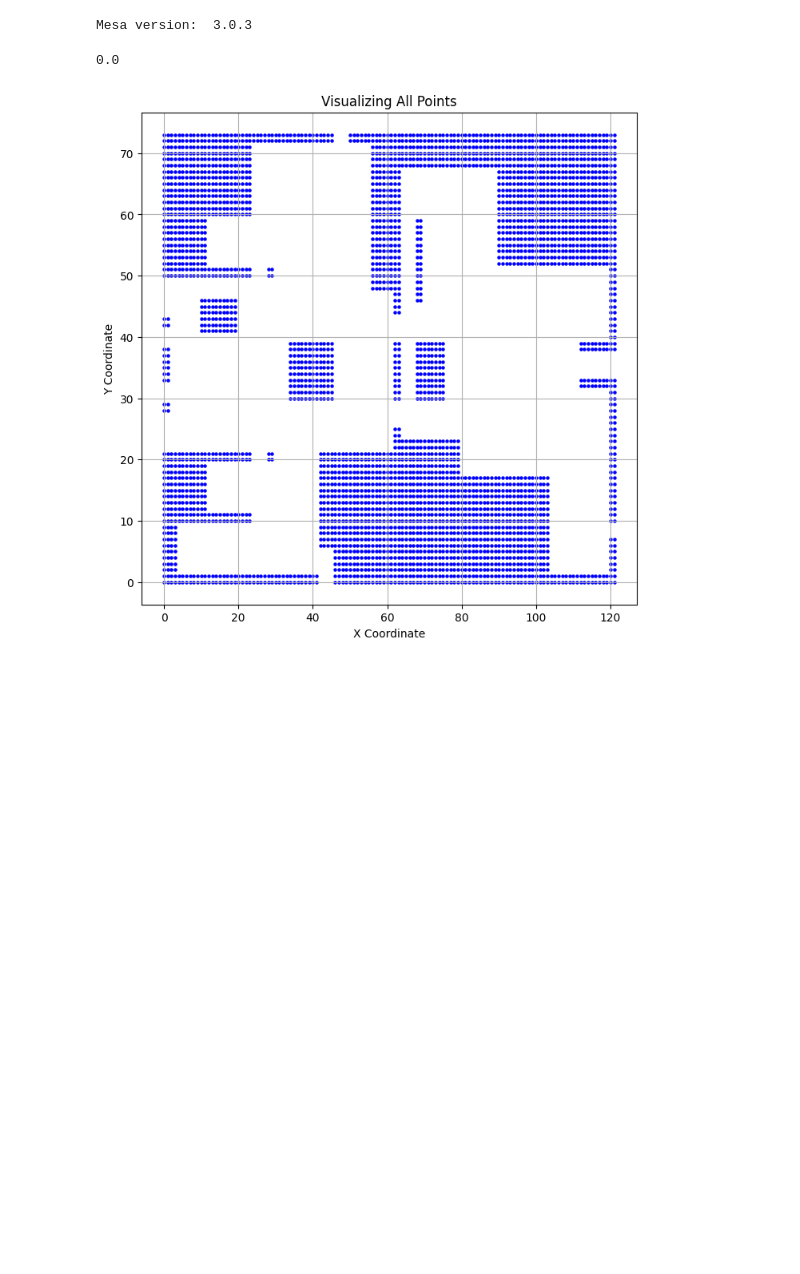
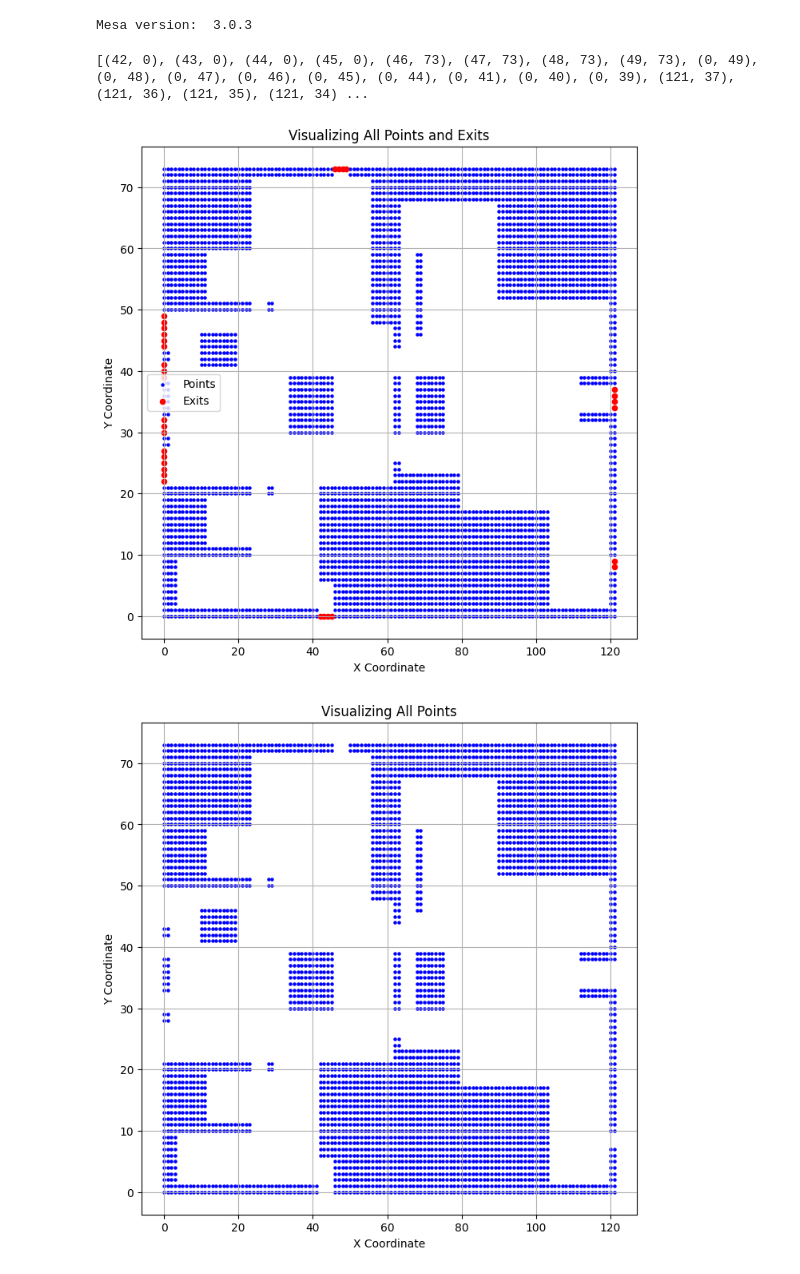
Before and after one commit to Pepijn2001/ABM_SEN1211, a Jupyter notebook: Base_model_environment.ipynb, the cells around one changed output. Saved outputs shown, nothing was run; the diff lists cells and outputs as text; code cells hidden in the pictures; blank space fills up the shorter version.

```diff
--- a/Base_model_environment.ipynb
+++ b/Base_model_environment.ipynb
@@ -61,10 +61,61 @@ floor_plan = image_to_floor_plan(floor_plan_dir)
 rows, cols = np.where(floor_plan == 1)
 # %%
 grid_data = np.zeros((73, 120))
-# %%
-grid_data[20,100]
-# %% [output]
-0.0
+# %%
+def find_exits(floor_plan):
+    exit_locations = []
+    rows, cols = len(floor_plan), len(floor_plan[0])
+
+    # Process first row and last row
+    for col in range(cols):
+        if floor_plan[rows - 1][col] == 0:  # First row (top in original indexing)
+            exit_locations.append((col, 0))  # Map to bottom (row 0 in new indexing)
+        if floor_plan[0][col] == 0:  # Last row (bottom in original indexing)
+            exit_locations.append((col, rows - 1))  # Map to top (row `rows - 1` in new indexing)
+
+    # Process first column and last column, excluding corners
+    for row in range(1, rows):
+        reversed_row = rows - 1 - row  # Reverse the row indexing
+        if floor_plan[row][0] == 0:  # First column
+            exit_locations.append((0, reversed_row))
+        if floor_plan[row][cols - 1] == 0:  # Last column
+            exit_locations.append((cols - 1, reversed_row))
+    return exit_locations
+# %%
+print(find_exits(floor_plan))
+# %% [output]
+[(42, 0), (43, 0), (44, 0), (45, 0), (46, 73), (47, 73), (48, 73), (49, 73), (0, 49), (0, 48), (0, 47), (0, 46), (0, 45), (0, 44), (0, 41), (0, 40), (0, 39), (121, 37), (121, 36), (121, 35), (121, 34) ...
+# %%
+# Find exits
+exit_locations = find_exits(floor_plan)
+
+# Prepare data for scatter plot
+rows, cols = np.where(floor_plan == 1)
+max_y = floor_plan.shape[0] - 1  # For inverting the y-axis
+adjusted_rows = [max_y - y for y in rows]
+
+# Extract coordinates for the entire grid
+coordinates = list(zip(cols, adjusted_rows))
+x_coords = [coord[0] for coord in coordinates]
+y_coords = [coord[1] for coord in coordinates]
+
+# Adjust exits for inverted y-axis
+adjusted_exits = [(x, y) for x, y in exit_locations]
+exit_x = [coord[0] for coord in adjusted_exits]
+exit_y = [coord[1] for coord in adjusted_exits]
+
+# Create the scatter plot
+plt.figure(figsize=(8, 8))
+plt.scatter(x_coords, y_coords, c='blue', s=5, label='Points')  # All points in blue
+plt.scatter(exit_x, exit_y, c='red', s=20, label='Exits')  # Exits in red
+plt.title("Visualizing All Points and Exits")
+plt.xlabel("X Coordinate")
+plt.ylabel("Y Coordinate")
+plt.grid(True)
+plt.legend()
+plt.show()
+# %% [output]
+[figure, added]
 # %%
 import matplotlib.pyplot as plt
 max_y = max(rows)
```
Also changed, not shown: parts of 4 cells of this notebook, 2 other files.
